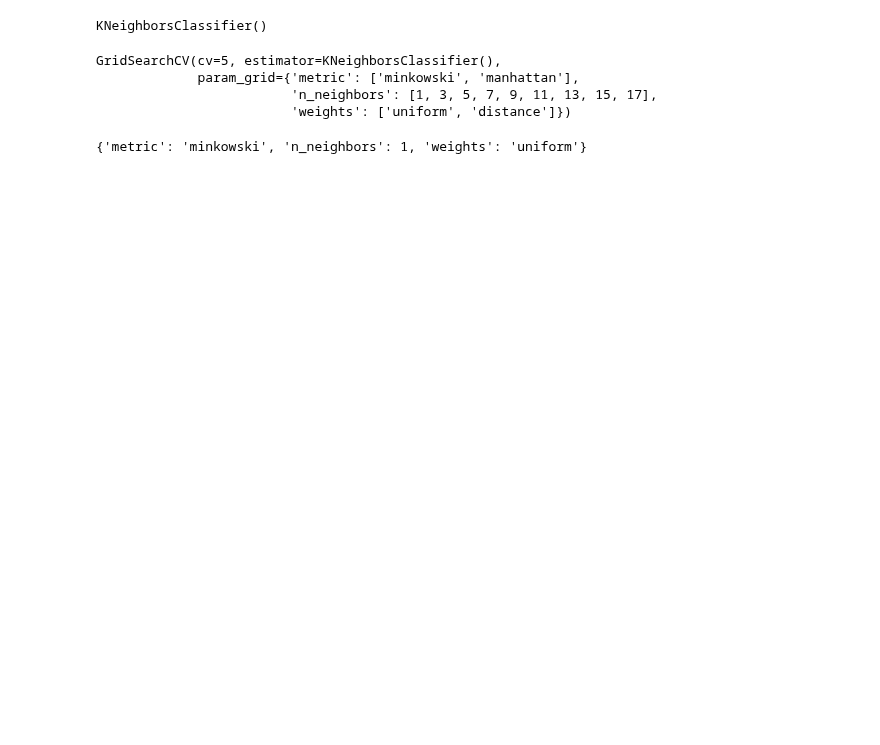
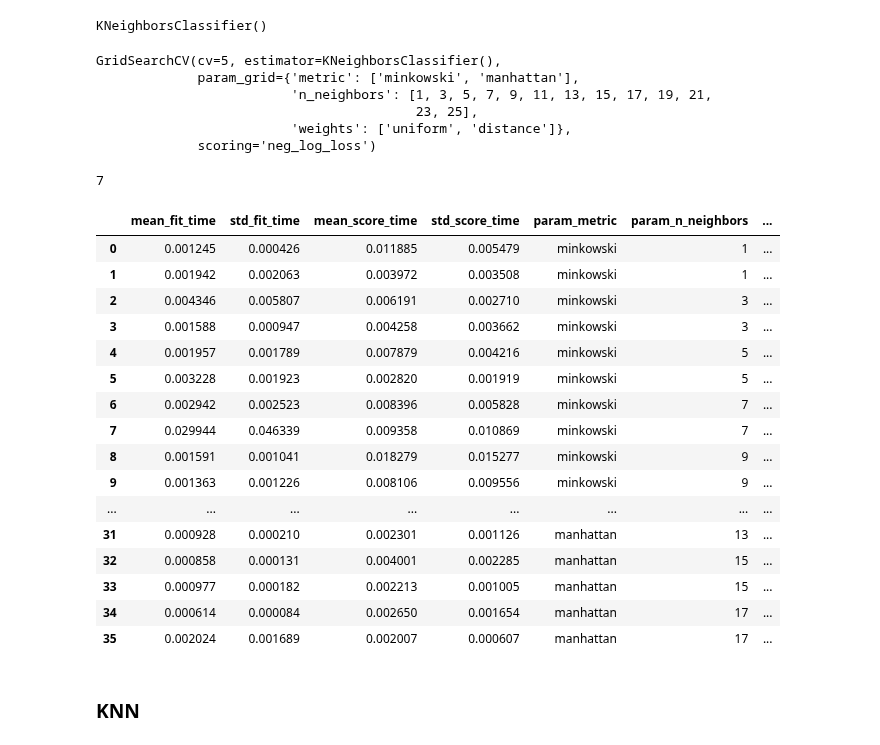
Before and after one commit to MatthewR1021/Machine-Learning-Madness, a Jupyter notebook: Matt_and_Paul_Notebook.ipynb, the cells around one changed output. Cells and saved outputs as stored; diff of their text form; code cells hidden in the pictures; blank space fills up the shorter version.

```diff
--- a/Matt_and_Paul_Notebook.ipynb
+++ b/Matt_and_Paul_Notebook.ipynb
@@ -82,13 +114,13 @@ accuracy score: 0.9666666666666667
     #print(f"# of Neighbors: {index}, Log Loss Score: {knn_log_loss}")
 # %%
 #def low_log_loss():
-knn_dict={}
-for index in range(1,33,2):
-        knn_model = KNeighborsClassifier(n_neighbors=index)
-        knn_log_loss = -1 * cross_val_score(knn_model, X_train,
-                                        y_train, scoring="neg_log_loss").mean()
-        knn_dict[index]=(knn_log_loss)
-min_knn= min(knn_dict.values())
-low_key = list(knn_dict.keys())[list(knn_dict.values()).index(min_knn)]
-print(low_key)
-print(min_knn)
+#knn_dict={}
+#for index in range(1,33,2):
+       # knn_model = KNeighborsClassifier(n_neighbors=index)
+        #knn_log_loss = -1 * cross_val_score(knn_model, X_train,
+                                    #    y_train, scoring="neg_log_loss").mean()
+        #knn_dict[index]=(knn_log_loss)
+#min_knn= min(knn_dict.values())
+#low_key = list(knn_dict.keys())[list(knn_dict.values()).index(min_knn)]
+#print(low_key)
+#print(min_knn)
@@ -98,6 +129,6 @@ print(min_knn)
 # %%
 grid = {
-    'n_neighbors': [1,3,5,7,9,11,13,15,17],
+    'n_neighbors': [1,3,5,7,9,11,13,15,17,19,21,23,25],
     'metric': ['minkowski', 'manhattan'],
     'weights': ['uniform', 'distance']
 }
@@ -107,17 +138,39 @@ grid_knn.fit(X_train,y_train)
 # %% [output]
 KNeighborsClassifier()
 # %%
-gs = GridSearchCV(estimator=grid_knn, param_grid=grid, cv=5)
+gs = GridSearchCV(estimator=grid_knn, param_grid=grid, cv=5,scoring='neg_log_loss')
 # %%
 gs.fit(X_train, y_train)
 # %% [output]
 GridSearchCV(cv=5, estimator=KNeighborsClassifier(),
              param_grid={'metric': ['minkowski', 'manhattan'],
-                         'n_neighbors': [1, 3, 5, 7, 9, 11, 13, 15, 17],
-                         'weights': ['uniform', 'distance']})
+                         'n_neighbors': [1, 3, 5, 7, 9, 11, 13, 15, 17, 19, 21,
+                                         23, 25],
+                         'weights': ['uniform', 'distance']},
+             scoring='neg_log_loss')
-# %%
-gs.best_params_
-# %% [output]
-{'metric': 'minkowski', 'n_neighbors': 1, 'weights': 'uniform'}
+# %%
+KNN_params=gs.best_params_
+KNN_neighbors=KNN_params['n_neighbors']
+KNN_neighbors
+# %% [output]
+7
 # %%
-#gs.cv_results_
+pd.DataFrame(gs.cv_results_)
+# %% [output]
+|  | mean_fit_time | std_fit_time | mean_score_time | std_score_time | param_metric | param_n_neighbors | ... |
+| 0 | 0.001245 | 0.000426 | 0.011885 | 0.005479 | minkowski | 1 | ... |
+| 1 | 0.001942 | 0.002063 | 0.003972 | 0.003508 | minkowski | 1 | ... |
+| 2 | 0.004346 | 0.005807 | 0.006191 | 0.002710 | minkowski | 3 | ... |
+| 3 | 0.001588 | 0.000947 | 0.004258 | 0.003662 | minkowski | 3 | ... |
+| 4 | 0.001957 | 0.001789 | 0.007879 | 0.004216 | minkowski | 5 | ... |
+| 5 | 0.003228 | 0.001923 | 0.002820 | 0.001919 | minkowski | 5 | ... |
+| 6 | 0.002942 | 0.002523 | 0.008396 | 0.005828 | minkowski | 7 | ... |
+| 7 | 0.029944 | 0.046339 | 0.009358 | 0.010869 | minkowski | 7 | ... |
+| 8 | 0.001591 | 0.001041 | 0.018279 | 0.015277 | minkowski | 9 | ... |
+| 9 | 0.001363 | 0.001226 | 0.008106 | 0.009556 | minkowski | 9 | ... |
+| ... | ... | ... | ... | ... | ... | ... | ... |
+| 31 | 0.000928 | 0.000210 | 0.002301 | 0.001126 | manhattan | 13 | ... |
+| 32 | 0.000858 | 0.000131 | 0.004001 | 0.002285 | manhattan | 15 | ... |
+| 33 | 0.000977 | 0.000182 | 0.002213 | 0.001005 | manhattan | 15 | ... |
+| 34 | 0.000614 | 0.000084 | 0.002650 | 0.001654 | manhattan | 17 | ... |
+| 35 | 0.002024 | 0.001689 | 0.002007 | 0.000607 | manhattan | 17 | ... |
@@ -124,3 +188,5 @@ gs.best_params_
+# %% [markdown]
+### KNN
 # %%
 #K nearest neighbors
 def KNN(X_train,X_test,y_train,y_test,metric='minkowski',cv=5):
```
Also changed, not shown: parts of 25 cells of this notebook.
